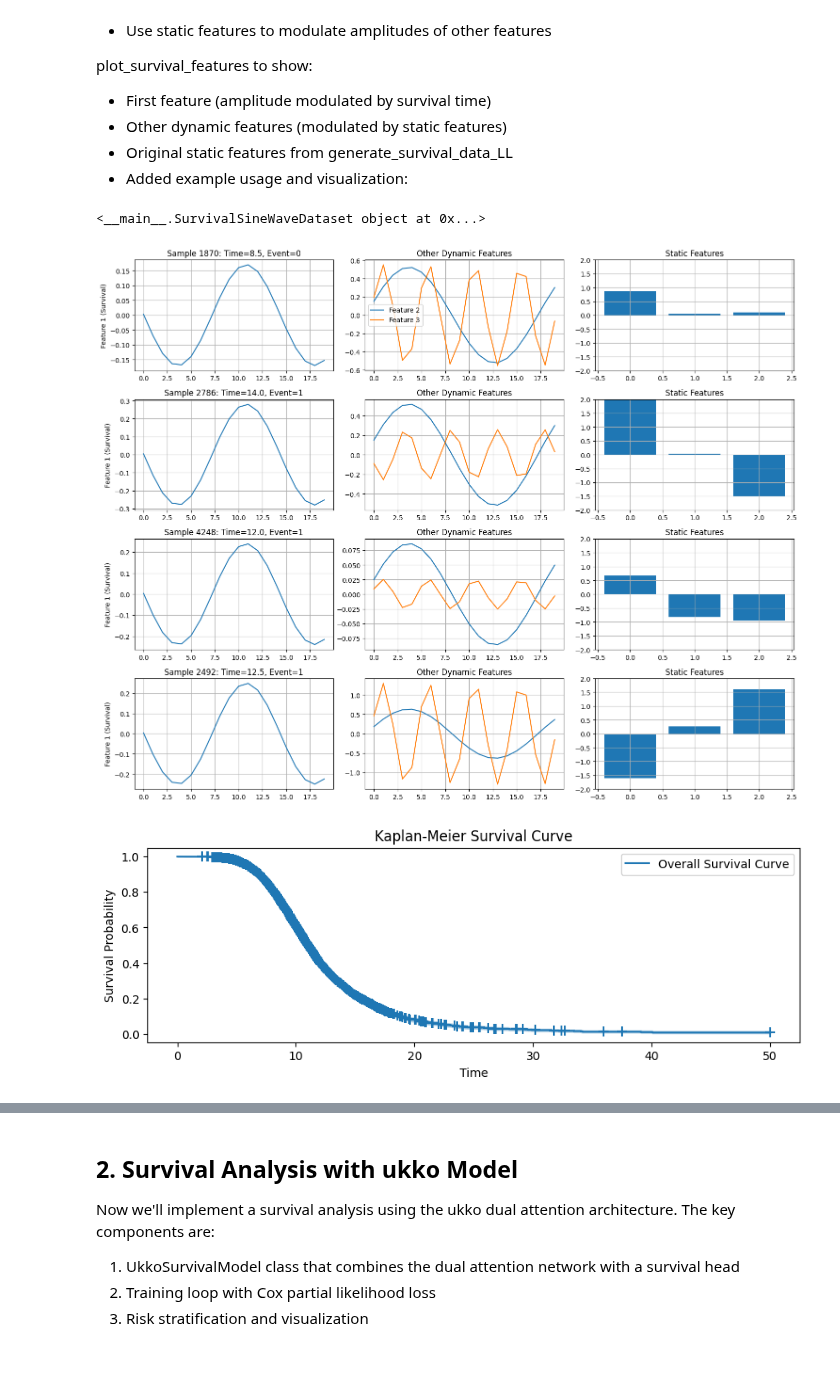
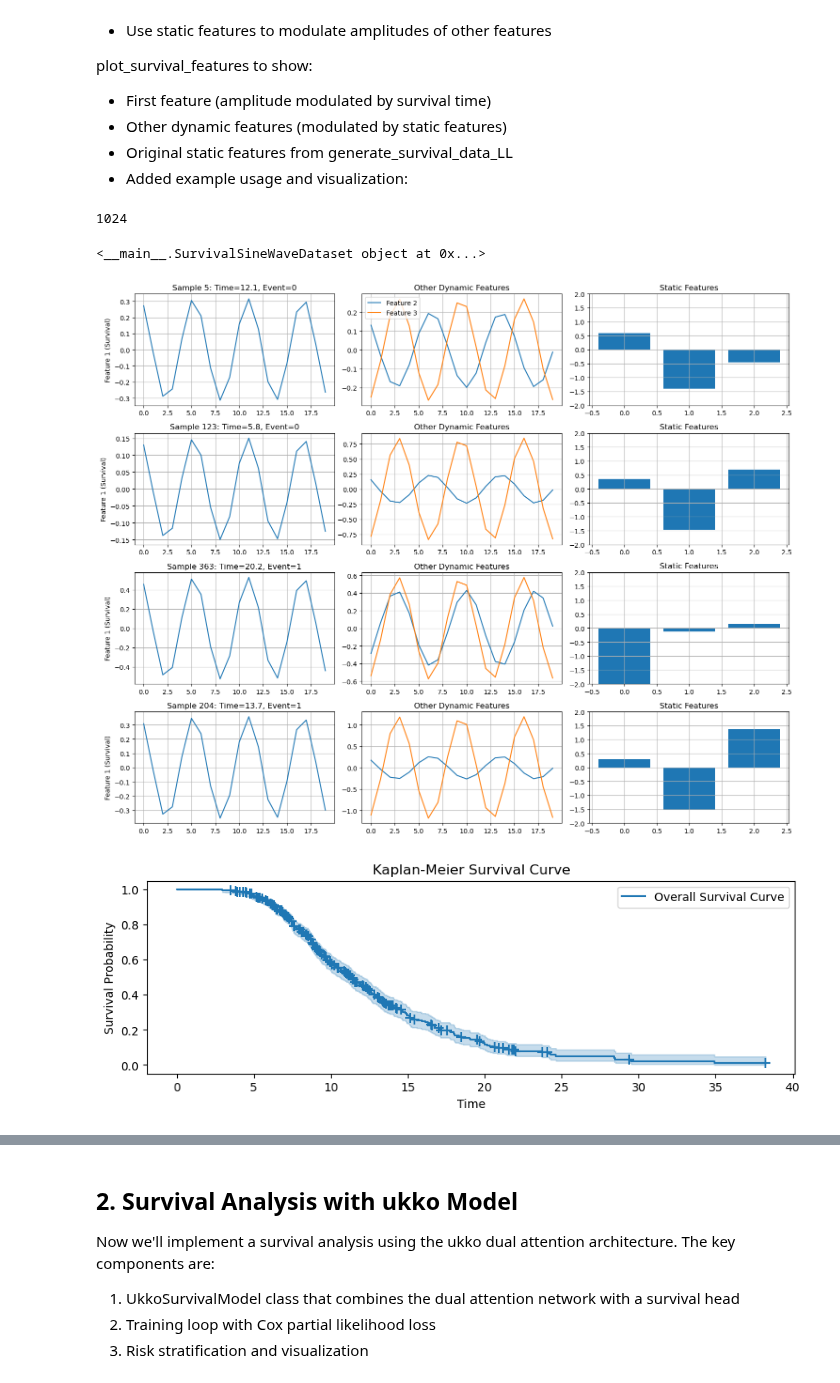
Before and after one commit to eric-fey-hus/ukko, a Jupyter notebook: Survival_test_ukko_sinewave.ipynb, the cells around one changed output, grey strips where cells are left out. Cells and saved outputs as stored; diff of their text form; code cells hidden in the pictures.

```diff
--- a/Survival_test_ukko_sinewave.ipynb
+++ b/Survival_test_ukko_sinewave.ipynb
@@ -143,6 +143,10 @@ class SurvivalSineWaveDataset(Dataset):
         time = self.observed_times[idx]
         event = self.events[idx]
         return x, static, time, event
+# %%
+2**10
+# %% [output]
+1024
 # %%
 def plot_survival_features(dataset, sample_indices=None):
     """Plot survival times and corresponding feature patterns."""
@@ -179,31 +183,31 @@ def plot_survival_features(dataset, sample_indices=None):
 # %%
 # Example usage
 dataset = SurvivalSineWaveDataset(
-    n_samples=5000,
+    n_samples=500,
     n_features=3,
     sequence_length=20,
     shape=5,
     scale=10.0,
     censoring=0.3,
     noise_level=0.0
 )
 
 print(dataset)
 
 # Plot examples
 fig = plot_survival_features(dataset)
 plt.show()
 
 # Plot KM curve for the dataset
 survival_df = pd.DataFrame({
     'observed_time': dataset.observed_times.numpy(),
     'event_observed': dataset.events.numpy()
 })
 plot_KM(survival_df)
 # %% [output]
 <__main__.SurvivalSineWaveDataset object at 0x...>
-[figure, old version]
+[figure, new version]
-[figure, old version]
+[figure, new version]
 # %%
 dataset.data
 dataset.static_features
```
Also changed, not shown: parts of 8 cells of this notebook.
